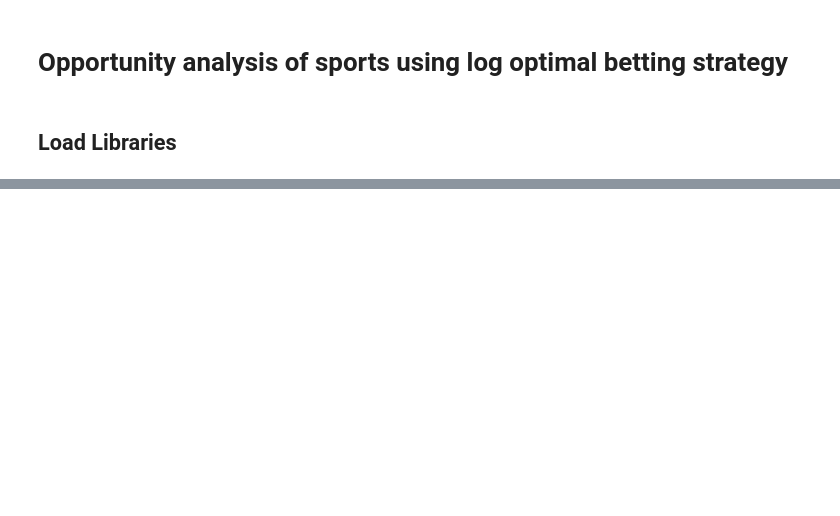
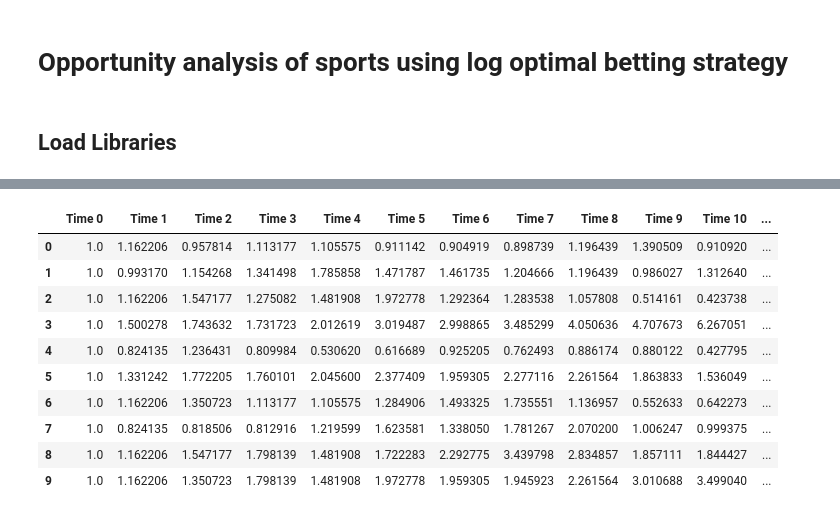
Before and after one commit to bubblesort251/GamblingAnalysis, a Jupyter notebook: BreakEvenAnalysis.ipynb, the cells around one changed output, grey strips where cells are left out. Cells and saved outputs as stored; diff of their text form; code cells hidden in the pictures; blank space fills up the shorter version.

```diff
--- a/BreakEvenAnalysis.ipynb
+++ b/BreakEvenAnalysis.ipynb
@@ -69,0 +76,14 @@ It took 0.026878833770751953
+# %%
+dfDistributions.head(10)
+# %% [output]
+|  | Time 0 | Time 1 | Time 2 | Time 3 | Time 4 | Time 5 | Time 6 | Time 7 | Time 8 | Time 9 | Time 10 | ... |
+| 0 | 1.0 | 1.162206 | 0.957814 | 1.113177 | 1.105575 | 0.911142 | 0.904919 | 0.898739 | 1.196439 | 1.390509 | 0.910920 | ... |
+| 1 | 1.0 | 0.993170 | 1.154268 | 1.341498 | 1.785858 | 1.471787 | 1.461735 | 1.204666 | 1.196439 | 0.986027 | 1.312640 | ... |
+| 2 | 1.0 | 1.162206 | 1.547177 | 1.275082 | 1.481908 | 1.972778 | 1.292364 | 1.283538 | 1.057808 | 0.514161 | 0.423738 | ... |
+| 3 | 1.0 | 1.500278 | 1.743632 | 1.731723 | 2.012619 | 3.019487 | 2.998865 | 3.485299 | 4.050636 | 4.707673 | 6.267051 | ... |
+| 4 | 1.0 | 0.824135 | 1.236431 | 0.809984 | 0.530620 | 0.616689 | 0.925205 | 0.762493 | 0.886174 | 0.880122 | 0.427795 | ... |
+| 5 | 1.0 | 1.331242 | 1.772205 | 1.760101 | 2.045600 | 2.377409 | 1.959305 | 2.277116 | 2.261564 | 1.863833 | 1.536049 | ... |
+| 6 | 1.0 | 1.162206 | 1.350723 | 1.113177 | 1.105575 | 1.284906 | 1.493325 | 1.735551 | 1.136957 | 0.552633 | 0.642273 | ... |
+| 7 | 1.0 | 0.824135 | 0.818506 | 0.812916 | 1.219599 | 1.623581 | 1.338050 | 1.781267 | 2.070200 | 1.006247 | 0.999375 | ... |
+| 8 | 1.0 | 1.162206 | 1.547177 | 1.798139 | 1.481908 | 1.722283 | 2.292775 | 3.439798 | 2.834857 | 1.857111 | 1.844427 | ... |
+| 9 | 1.0 | 1.162206 | 1.350723 | 1.798139 | 1.481908 | 1.972778 | 1.959305 | 1.945923 | 2.261564 | 3.010688 | 3.499040 | ... |
```
Also changed, not shown: parts of 16 cells of this notebook, 1 other file.
